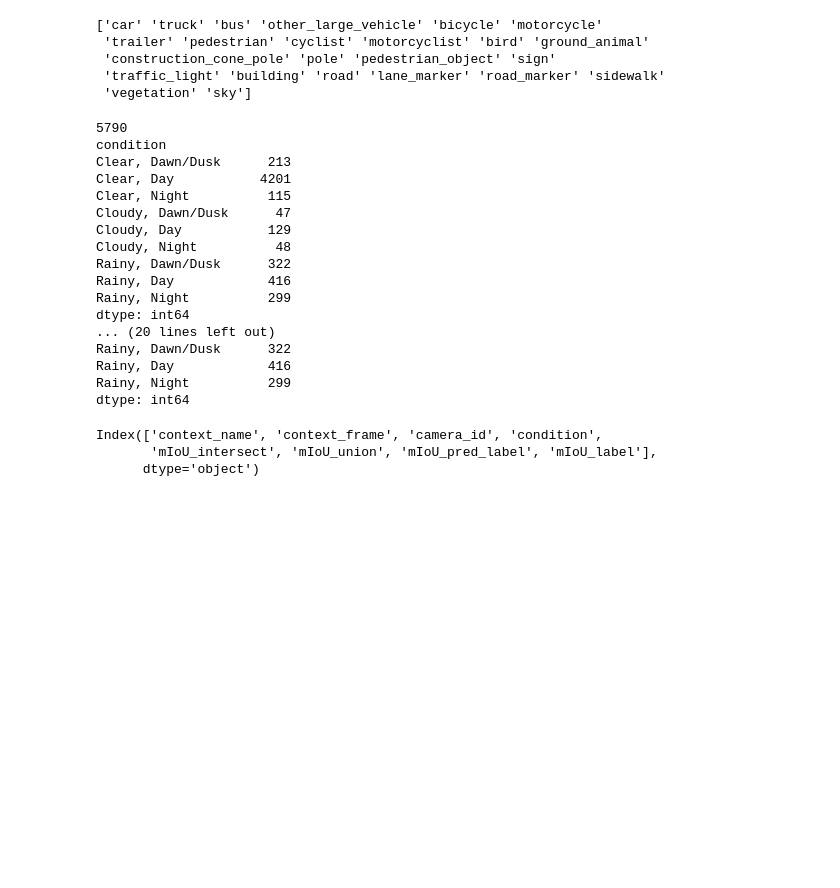
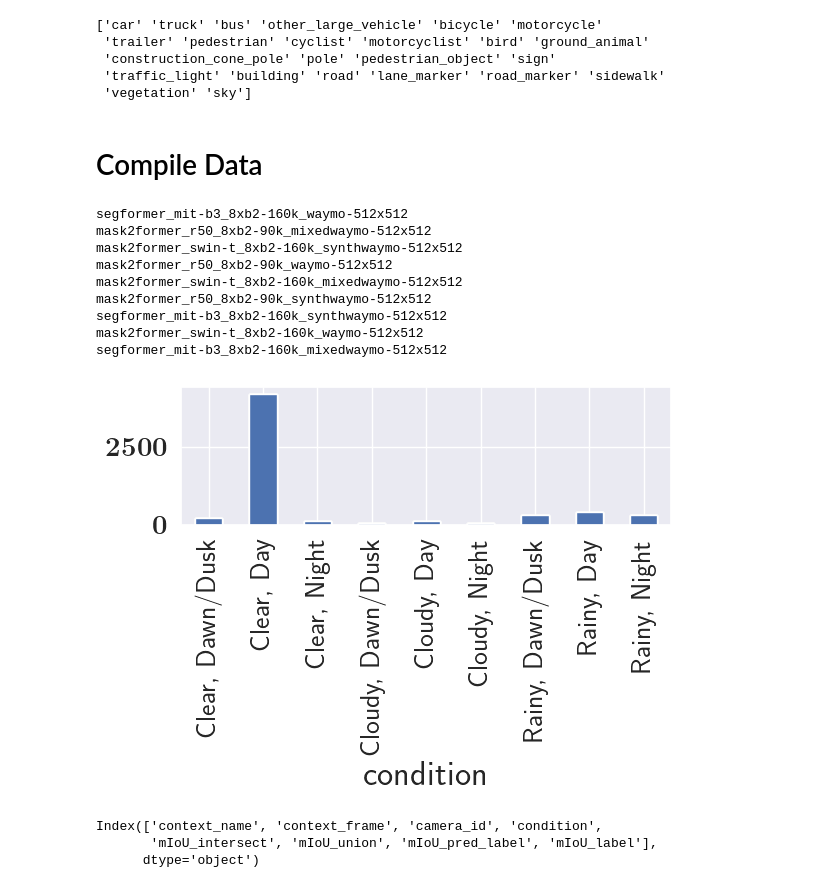
Before and after one commit to UTAustin-SwarmLab/SynDiff-AD, a Jupyter notebook: lang_cond_task_adv_augmentation/avcv/experiments/results.ipynb, the cells around one changed output. Cells and saved outputs as stored; diff of their text form; code cells hidden in the pictures; blank space fills up the shorter version.

```diff
--- a/lang_cond_task_adv_augmentation/avcv/experiments/results.ipynb
+++ b/lang_cond_task_adv_augmentation/avcv/experiments/results.ipynb
@@ -52,6 +101,8 @@ print(WAYMO_CLASSES[COMPUTE_CLASSES])
  'construction_cone_pole' 'pole' 'pedestrian_object' 'sign'
  'traffic_light' 'building' 'road' 'lane_marker' 'road_marker' 'sidewalk'
  'vegetation' 'sky']
+# %% [markdown]
+# Compile Data
 # %%
 MODEL_DATA= dict()
 for file in files:
@@ -60,61 +111,58 @@ for file in files:
         df = pandas.read_csv(FOLDER + file)
         # Convert each relevant column to a Torch tensor
         MODEL_DATA[model] = df
-        print(len(df))
-        print(df.groupby('condition').size())
+        # print(len(df))
+        # print(df.groupby('condition').size())
+        # barplot
+        print(model)
+        df.groupby('condition').size().plot(kind='bar')
 
 def string_to_tensor(tensor_string):
     # Convert string representation of a tensor to an actual tensor
     # Use ast.literal_eval to safely evaluate the string
+    #print(tensor_string.strip("[]").split())
     array_list = [float(item) for item in tensor_string.strip("[]").split()]
 
     # Convert the list to a NumPy array
     np_array = np.array(array_list)
 
     # Convert the NumPy array to a PyTorch tensor
     tensor = torch.tensor(np_array)
     return tensor
 
 def stack_sum_tensors(series):
     return torch.stack(series, dim=0).sum(dim=0).detach().cpu().numpy()
 
 def mean_metrics(series, class_idx):
     #ignore nans when computing the mean
 
     series[np.isinf(series)] = np.nan
     #print(series[class_idx])
     return np.nanmean(series[class_idx]).item()
 
 def std_metrics(series, class_idx):
     #ignore nans when computing the mean
     series[np.isinf(series)] = np.nan
     return np.nanstd(series[class_idx]).item()
 
 def accumulate(series, class_idx):
     #ignore nans when computing the mean
     series[np.isinf(series)] = np.nan
     #print(series)
     #Only return the series for class_idx and non nan values
     series2 = series[class_idx]
     return series2[~np.isnan(series2)].tolist()
 # %% [output]
-5790
-condition
-Clear, Dawn/Dusk      213
-Clear, Day           4201
-Clear, Night          115
-Cloudy, Dawn/Dusk      47
-Cloudy, Day           129
-Cloudy, Night          48
-Rainy, Dawn/Dusk      322
-Rainy, Day            416
-Rainy, Night          299
-dtype: int64
-... (20 lines left out)
-Rainy, Dawn/Dusk      322
-Rainy, Day            416
-Rainy, Night          299
-dtype: int64
+segformer_mit-b3_8xb2-160k_waymo-512x512
+mask2former_r50_8xb2-90k_mixedwaymo-512x512
+mask2former_swin-t_8xb2-160k_synthwaymo-512x512
+mask2former_r50_8xb2-90k_waymo-512x512
+mask2former_swin-t_8xb2-160k_mixedwaymo-512x512
+mask2former_r50_8xb2-90k_synthwaymo-512x512
+segformer_mit-b3_8xb2-160k_synthwaymo-512x512
+mask2former_swin-t_8xb2-160k_waymo-512x512
+segformer_mit-b3_8xb2-160k_mixedwaymo-512x512
+[figure, added]
 # %%
 MODEL_DATA[list(MODEL_DATA.keys())[0]].columns
 # %% [output]
```
Also changed, not shown: parts of 14 cells of this notebook.
